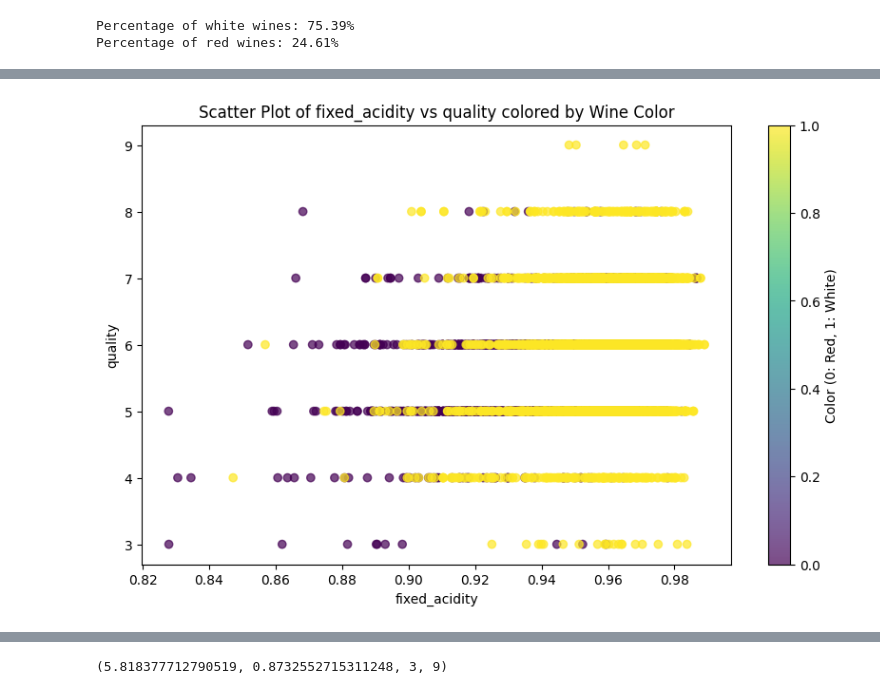
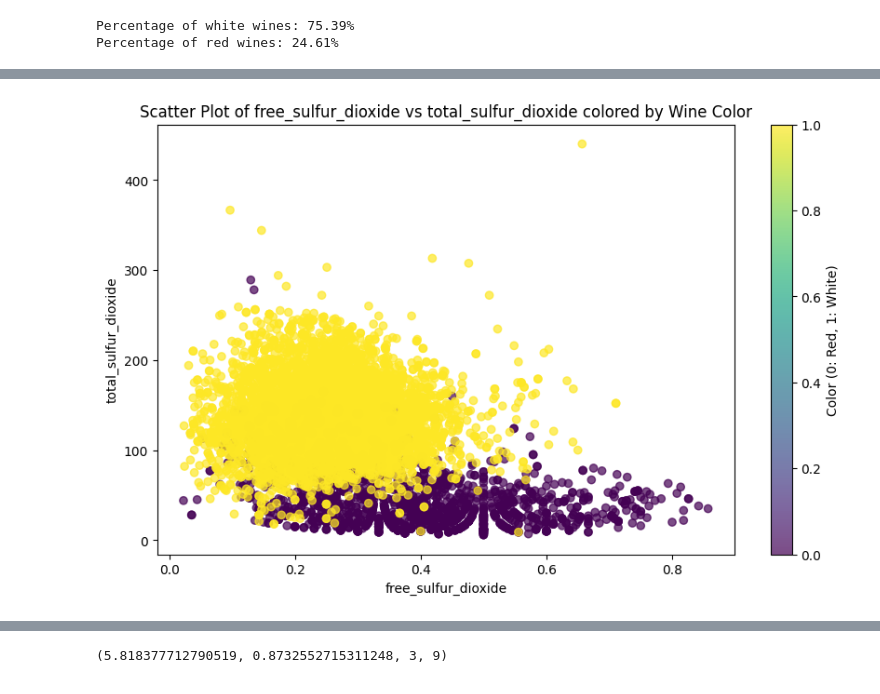
Before and after one commit to 2T1F/wine, a Jupyter notebook: explore.ipynb, the cells around one changed output, grey strips where cells are left out. Cells and saved outputs as stored; diff of their text form; code cells hidden in the pictures.

```diff
--- a/explore.ipynb
+++ b/explore.ipynb
@@ -40,9 +23,6 @@ X.isnull().sum().sum()
 0
 # %%
 X["free_sulfur_dioxide"] = X["free_sulfur_dioxide"] / X["total_sulfur_dioxide"]
-X["total_acidity"] = X["fixed_acidity"] + X["volatile_acidity"]
-X["fixed_acidity"] = X["fixed_acidity"] / X["total_acidity"]
-X = X.drop(columns=["volatile_acidity"])
 # %%
 X
 # %% [output]
@@ -115,14 +95,14 @@ plot_quality_distribution(y)
 # %%
 def scatter_plot(X, y, feature1, feature2, color_feature):
     df = pd.DataFrame(X, columns=X.columns)
     df['quality'] = y
     plt.figure(figsize=(10, 6))
     scatter = plt.scatter(df[feature1], df[feature2], c=color_feature, cmap='viridis', alpha=0.7)
     plt.colorbar(scatter, label='Color (0: Red, 1: White)')
     plt.xlabel(feature1)
     plt.ylabel(feature2)
     plt.title(f'Scatter Plot of {feature1} vs {feature2} colored by Wine Color')
     plt.show()
-scatter_plot(X, y, 'fixed_acidity', 'quality', color)
+scatter_plot(X, y, 'free_sulfur_dioxide', 'total_sulfur_dioxide', color)
 # %% [output]
-[figure, old version]
+[figure, new version]
```
Also changed, not shown: parts of 15 cells of this notebook, 12 other files.
